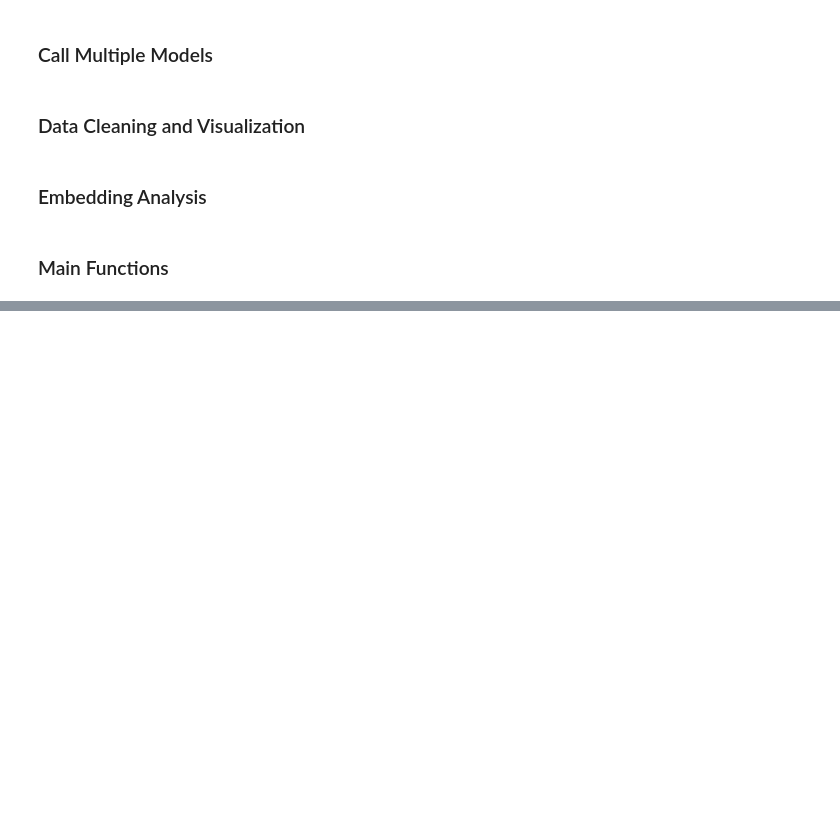
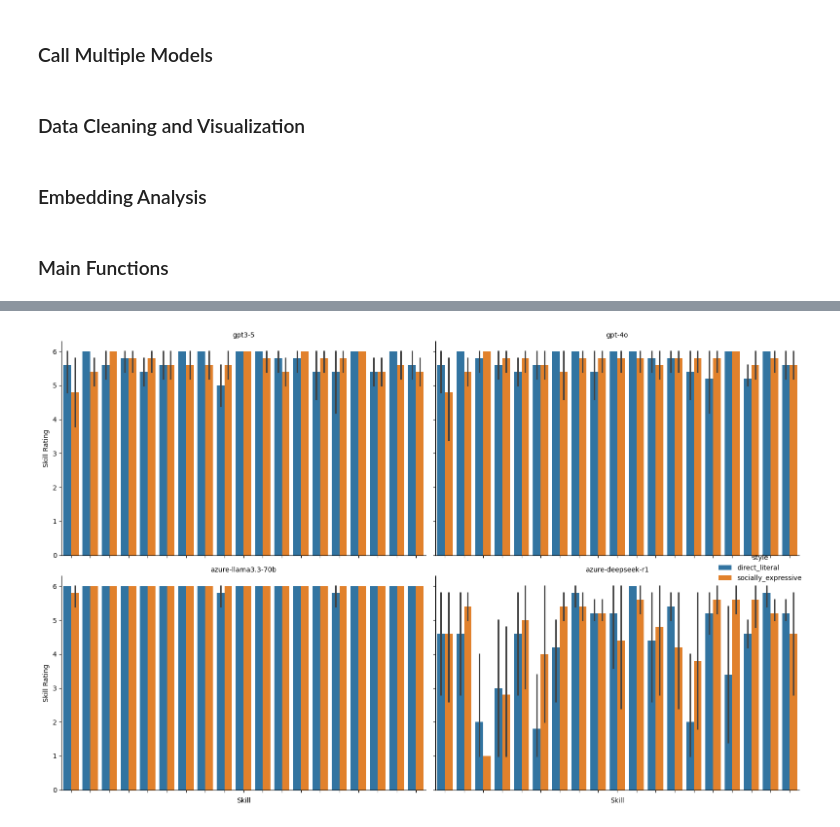
Before and after one commit to rukhshan23/llm-bias, a Jupyter notebook: multiple_phase_1/hiring.ipynb, the cells around one changed output, grey strips where cells are left out. Drawn from its saved outputs; the diff is of its cells as text; code cells hidden in the pictures; blank space fills up the shorter version.

```diff
--- a/multiple_phase_1/hiring.ipynb
+++ b/multiple_phase_1/hiring.ipynb
@@ -467,0 +1122,24 @@ visualize(metrics, dataset_output)
+# %%
+g = sns.catplot(
+    data=plot_df,
+    x="skill",
+    y="skill_score",
+    hue="style",
+    col="model",
+    col_wrap=2,
+    kind="bar",
+    height=5,
+    aspect=1.4
+)
+
+g.set_titles("{col_name}")
+
+for ax in g.axes.flatten():
+    ax.set_xticklabels(ax.get_xticklabels(), rotation=45, ha="right")
+
+g.set_axis_labels("Skill", "Skill Rating")
+
+plt.tight_layout()
+plt.show()
+# %% [output]
+[figure, added]
```
Also changed, not shown: parts of 80 cells of this notebook, 10 other files.
